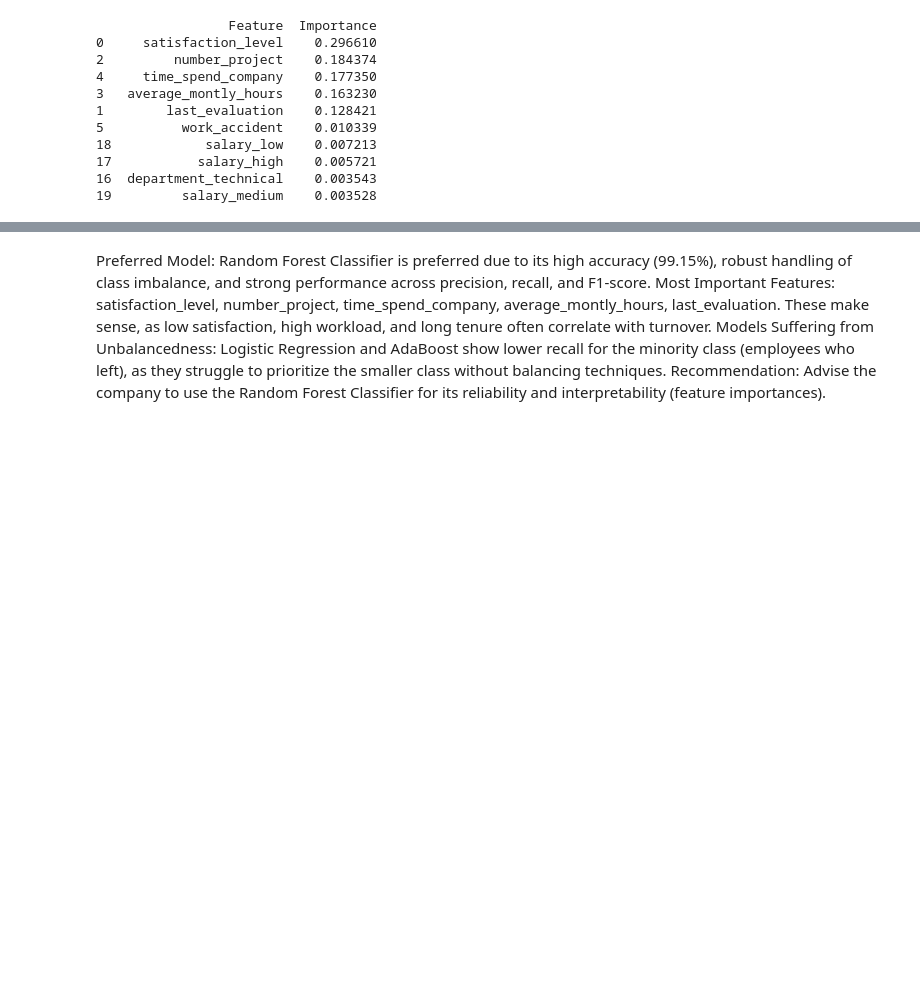
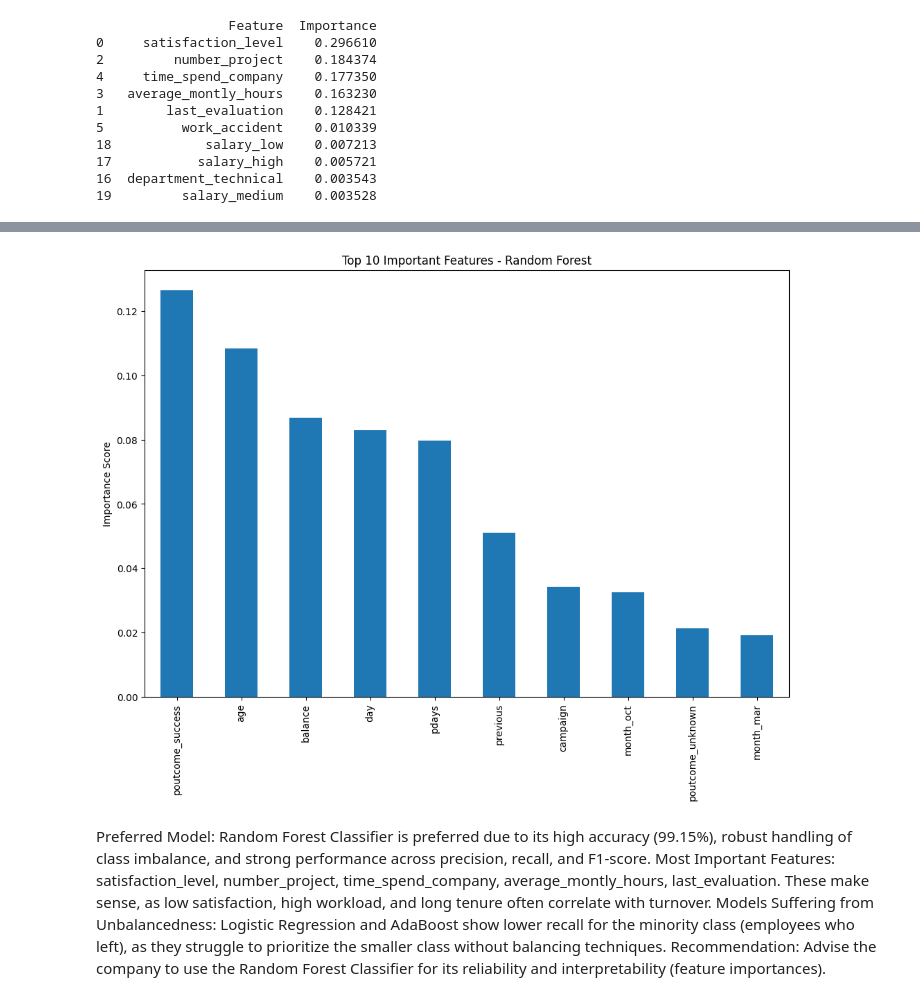
Before and after one commit to pascal-maker/machinelearning, a Jupyter notebook: Session_06_Decision_Trees_Ensemble_Methods_Assignment.ipynb, the cells around one changed output, grey strips where cells are left out. Drawn from its saved outputs; the diff is of its cells as text; code cells hidden in the pictures; blank space fills up the shorter version.

```diff
--- a/Session_06_Decision_Trees_Ensemble_Methods_Assignment.ipynb
+++ b/Session_06_Decision_Trees_Ensemble_Methods_Assignment.ipynb
@@ -516,3 +1958,14 @@ print(importance_df.head(10))
+# %%
+importances = pd.Series(best_rf.feature_importances_, index=X.columns)
+top_features = importances.sort_values(ascending=False).head(10)
+
+plt.figure(figsize=(12,8))
+top_features.plot(kind='bar')
+plt.title('Top 10 Important Features - Random Forest')
+plt.ylabel('Importance Score')
+plt.show()
+# %% [output]
+[figure, added]
 # %% [markdown]
 Preferred Model: Random Forest Classifier is preferred due to its high accuracy (99.15%), robust handling of class imbalance, and strong performance across precision, recall, and F1-score.
 Most Important Features: satisfaction_level, number_project, time_spend_company, average_montly_hours, last_evaluation. These make sense, as low satisfaction, high workload, and long tenure often correlate with turnover.
```
Also changed, not shown: parts of 39 cells of this notebook.
